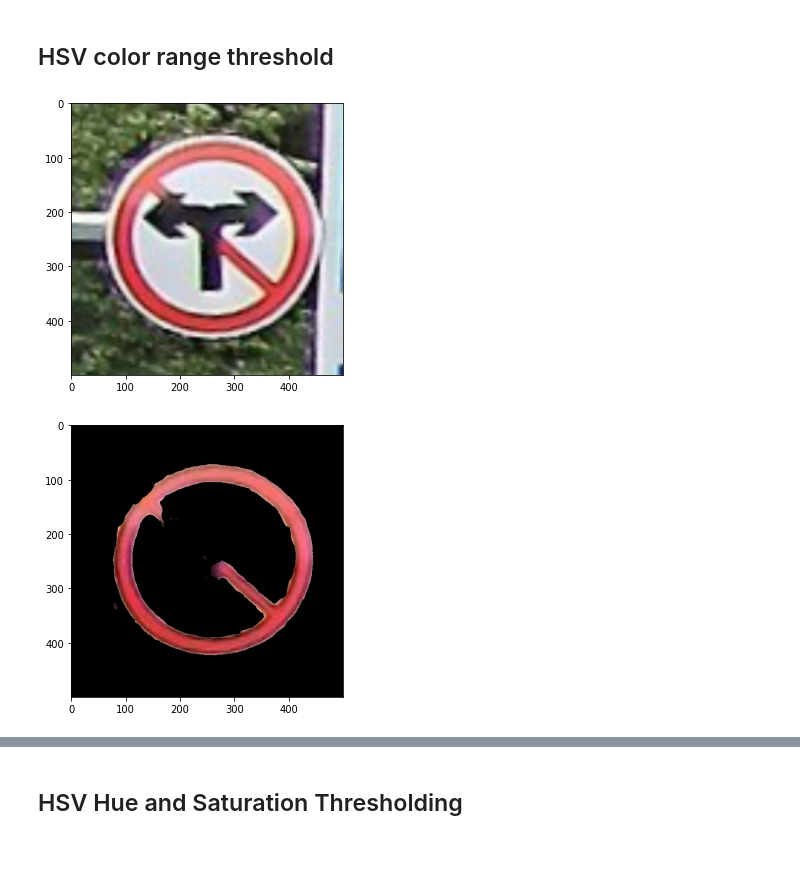
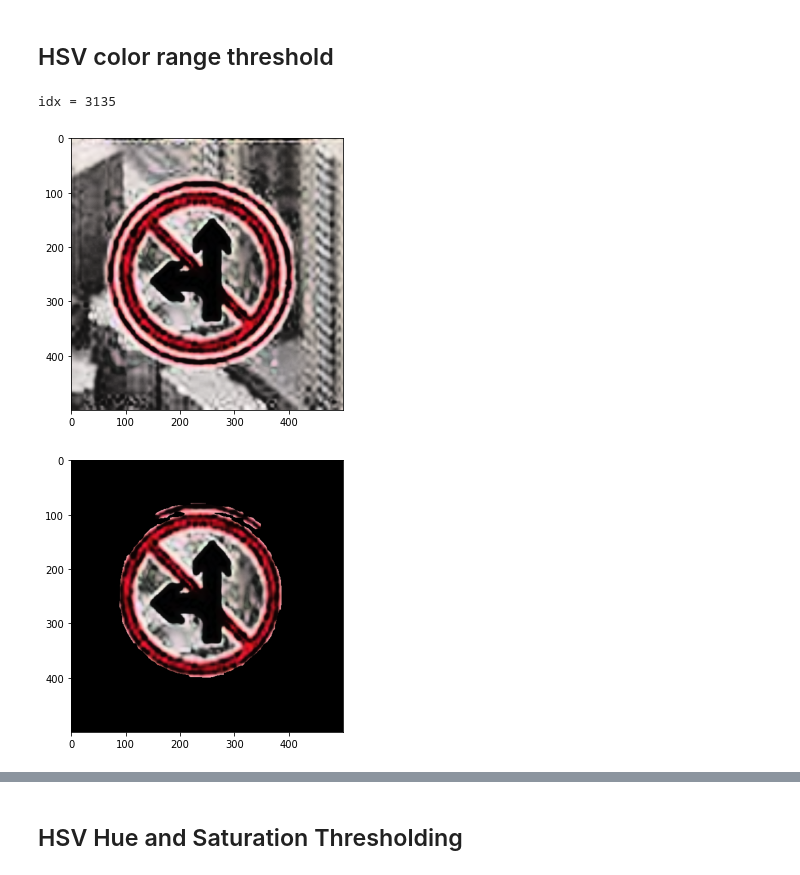
Before and after one commit to chengboon-utar/mini-project, a Jupyter notebook: test.ipynb, the cells around one changed output, grey strips where cells are left out. Cells and saved outputs as stored; diff of their text form; code cells hidden in the pictures.

```diff
--- a/test.ipynb
+++ b/test.ipynb
@@ -82,9 +82,14 @@ for i in range(len(data)):
 # %% [markdown]
 # Randomly Choose an image
 # %%
-def random_img(idx=None):
-    # randomly select an image
-    idx = np.random.randint(0, len(data)-1) if idx is None else idx
+def random_img(idx=None, filename=None):
+
+    if filename is None:
+        idx = np.random.randint(0, len(data)-1) if idx is None else idx
+    else:
+        idx = data[data['filename'] == filename].index[0]
+
+
     img = images[idx]
     print(f'idx = {idx}')
     return idx, img
@@ -99,22 +133,43 @@ idx = 1615
 # %%
 def red_mask(hsv):
-    low_lower_red = np.array([0, 80, 0])
+    low_lower_red = np.array([0, 120, 0])
     low_upper_red = np.array([8, 255, 255])
 
     high_lower_red = np.array([160, 80, 0])
     high_upper_red = np.array([180, 255, 255])
 
     red_low = cv.inRange(hsv, low_lower_red, low_upper_red)
     red_high = cv.inRange(hsv, high_lower_red, high_upper_red)
     mask = red_low + red_high
-    return cv.threshold(mask, 0, 255, cv.THRESH_BINARY + cv.THRESH_OTSU)[1]
+    mask = cv.threshold(mask, 0, 255, cv.THRESH_BINARY + cv.THRESH_OTSU)[1]
 
-img = random_img()[1]
+    # morphological opening (remove small objects from the foreground)
+    kernel = np.ones((3, 3), np.uint8)
+    mask = cv.morphologyEx(mask, cv.MORPH_OPEN, kernel, iterations=4)
+    # erode = cv.erode(mask, np.ones((5, 5), np.uint8), iterations=13)
+    # mask = cv.dilate(mask, kernel, iterations=3)
+    # mask = cv.morphologyEx(mask, cv.MORPH_CLOSE, kernel, iterations=8)
+    mask = remove_small_objects(mask)
+
+    # Flood fill
+    im_th = cv.threshold(mask, 0, 255, cv.THRESH_BINARY + cv.THRESH_OTSU)[1]
+    im_floodfill = im_th.copy()
+    h, w = im_th.shape[:2]
+    mask = np.zeros((h+2, w+2), np.uint8)
+    cv.floodFill(im_floodfill, mask, (0, 0), 255)
+    im_floodfill_inv = cv.bitwise_not(im_floodfill)
+    im_out = im_th | im_floodfill_inv
+    im_out = remove_small_objects(im_out)
+    return im_out
+
+img = random_img(3135)[1]
 img = cv.resize(img, (500, 500))
+img = hsv_equalize(img)
 plot(cv.cvtColor(img, cv.COLOR_BGR2RGB))
 hsv = cv.cvtColor(img, cv.COLOR_BGR2HSV)
 rgb_ = cv.cvtColor(img, cv.COLOR_BGR2RGB)
 plot(cv.bitwise_and(rgb_, rgb_, mask=red_mask(hsv)))
 # %% [output]
+idx = 3135
-[figure, old version]
+[figure, new version]
-[figure, old version]
+[figure, new version]
```
Also changed, not shown: parts of 24 cells of this notebook.
